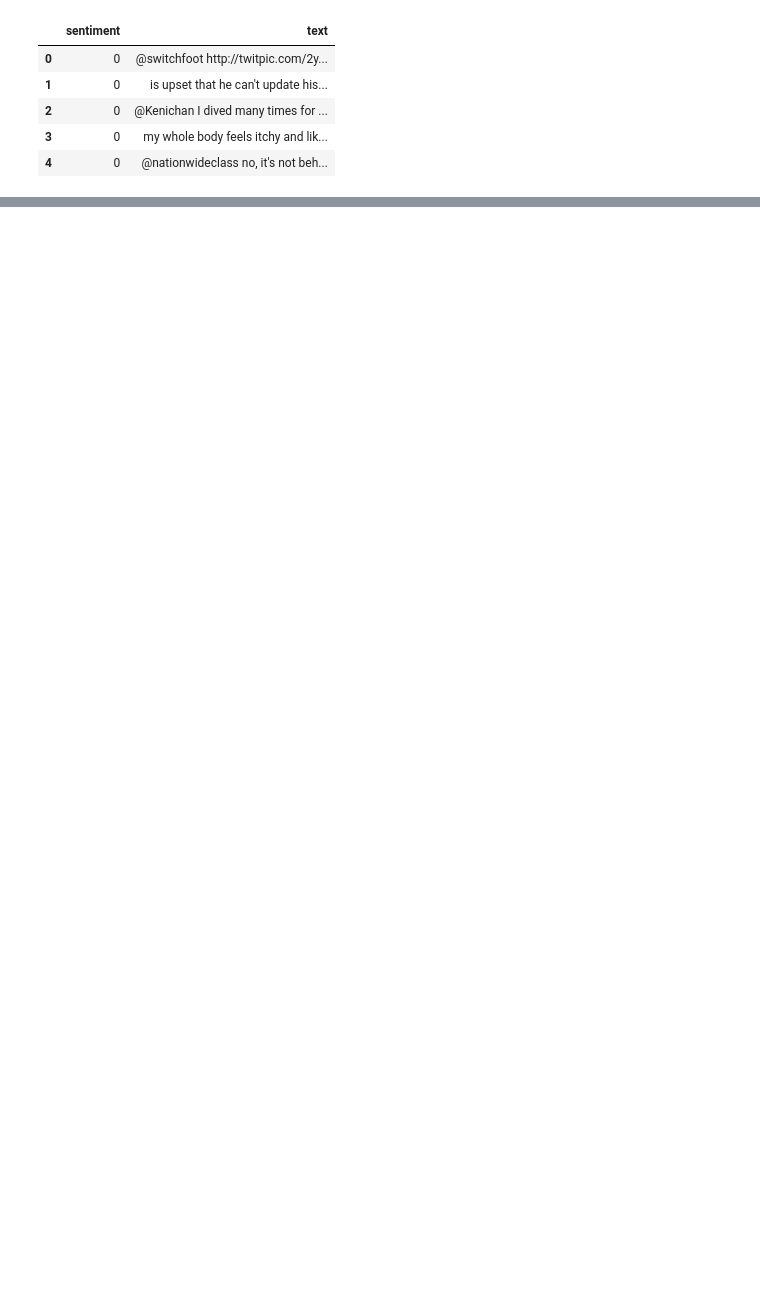
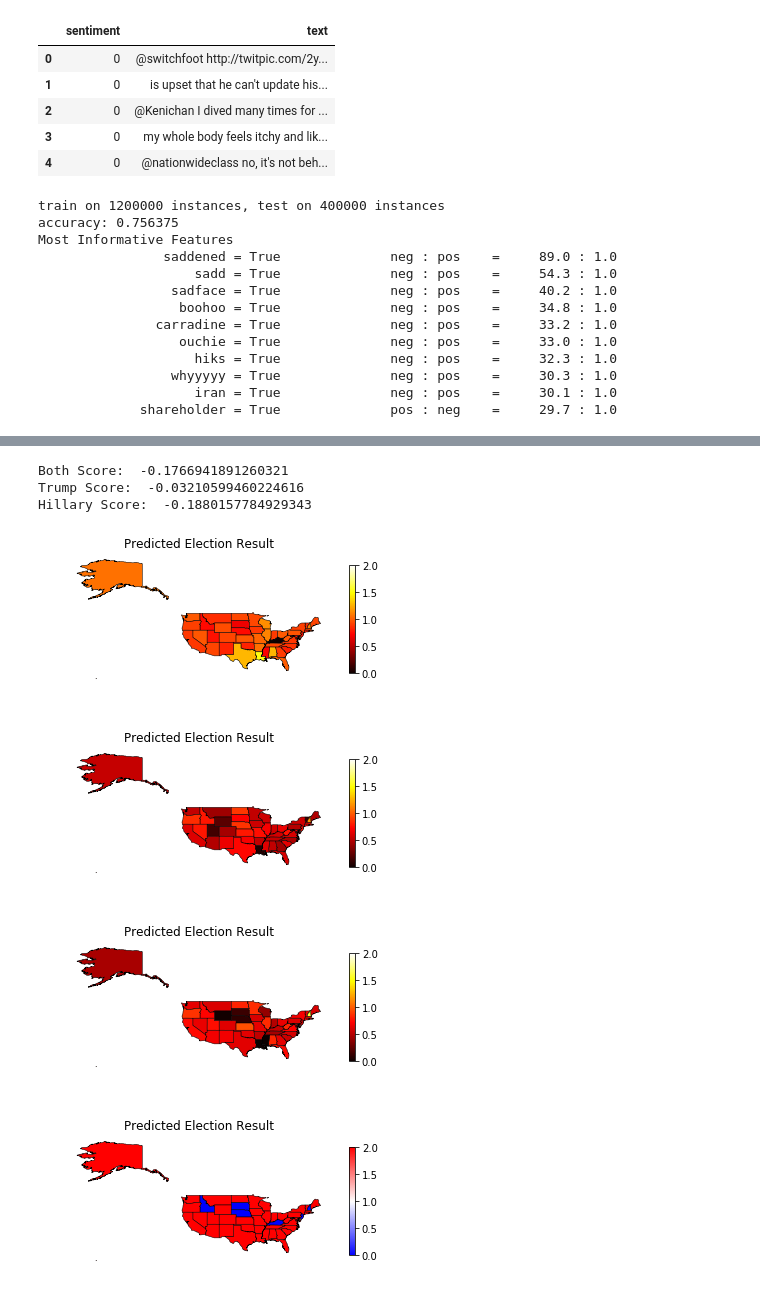
Before and after one commit to corne12345/FoDS1, a Jupyter notebook: Untitled.ipynb, the cells around one changed output, grey strips where cells are left out. Drawn from its saved outputs; the diff is of its cells as text; code cells hidden in the pictures; blank space fills up the shorter version.

```diff
--- a/Untitled.ipynb
+++ b/Untitled.ipynb
@@ -403,7 +403,7 @@ df_test_data.head()
 | 3 | 0 | my whole body feels itchy and lik... |
 | 4 | 0 | @nationwideclass no, it's not beh... |
 # %%
-def total(training_set='sentiment.csv', length=50000):
+def total(training_set='sentiment.csv', length=9999999999999):
 
     classifier = classifier_training(training_set)
 
@@ -422,3 +422,23 @@ def total(training_set='sentiment.csv', length=50000):
     create_map(trump_per_state)
     create_map(hillary_per_state)
     create_map(both_per_state)
+
+    d3 = {key: trump_per_state[key] - hillary_per_state.get(key, 0) for key in trump_per_state.keys()}
+    create_map(d3, diff=True, colormap='bwr')
+    return
+
+total(training_set='sentiment_2.csv')
+# %% [output]
+train on 1200000 instances, test on 400000 instances
+accuracy: 0.756375
+Most Informative Features
+                saddened = True              neg : pos    =     89.0 : 1.0
+                    sadd = True              neg : pos    =     54.3 : 1.0
+                 sadface = True              neg : pos    =     40.2 : 1.0
+                  boohoo = True              neg : pos    =     34.8 : 1.0
+               carradine = True              neg : pos    =     33.2 : 1.0
+                  ouchie = True              neg : pos    =     33.0 : 1.0
+                    hiks = True              neg : pos    =     32.3 : 1.0
+                 whyyyyy = True              neg : pos    =     30.3 : 1.0
+                    iran = True              neg : pos    =     30.1 : 1.0
+             shareholder = True              pos : neg    =     29.7 : 1.0
@@ -424,0 +447,7 @@ def total(training_set='sentiment.csv', length=50000):
+Both Score:  -0.1766941891260321
+Trump Score:  -0.03210599460224616
+Hillary Score:  -0.1880157784929343
+[figure, added]
+[figure, added]
+[figure, added]
+[figure, added]
```
Also changed, not shown: parts of 6 cells of this notebook, 2 other files.
